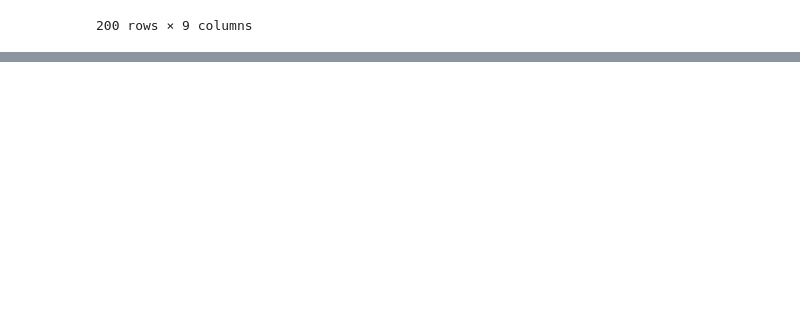
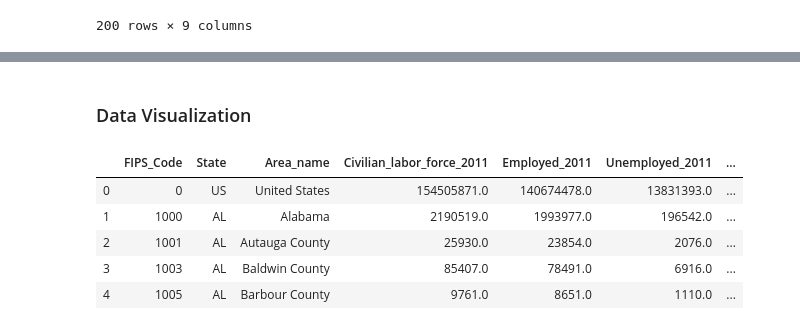
Before and after one commit to anilca-lab/FIS-capstone-project, a Jupyter notebook: Master_notebook.ipynb, the cells around one changed output, grey strips where cells are left out. Saved outputs shown, nothing was run; the diff lists cells and outputs as text; code cells hidden in the pictures; blank space fills up the shorter version.

```diff
--- a/Master_notebook.ipynb
+++ b/Master_notebook.ipynb
@@ -562,3 +562,5 @@ df[:30]
 | 27 | Administrative Specialist | 43-9190 | administrative specialist admin s... | 43-6014 | 0.995063 | 43 | 43-9190 | 43 | 43-6010 |
 | 28 | Bookkeeper | 43-3030 | bookkeeper | 43-3031 | 1.000000 | 43 | 43-3030 | 43 | 43-3030 |
 | 29 | Maintenance Technician | 49-9090 | predictive maintenance technician | 17-3029 | 1.000000 | 49 | 49-9090 | 17 | 17-3020 |
+# %% [markdown]
+### Data Visualization
@@ -564,0 +569,17 @@ df[:30]
+# %%
+import pandas as pd
+
+url = 'https://raw.githubusercontent.com/python-visualization/folium/master/examples/data'
+county_data = f'{url}/us_county_data.csv'
+county_geo = f'{url}/us_counties_20m_topo.json'
+# %%
+df = pd.read_csv(county_data, na_values=[' '])
+# %%
+df.head()
+# %% [output]
+|  | FIPS_Code | State | Area_name | Civilian_labor_force_2011 | Employed_2011 | Unemployed_2011 | ... |
+| 0 | 0 | US | United States | 154505871.0 | 140674478.0 | 13831393.0 | ... |
+| 1 | 1000 | AL | Alabama | 2190519.0 | 1993977.0 | 196542.0 | ... |
+| 2 | 1001 | AL | Autauga County | 25930.0 | 23854.0 | 2076.0 | ... |
+| 3 | 1003 | AL | Baldwin County | 85407.0 | 78491.0 | 6916.0 | ... |
+| 4 | 1005 | AL | Barbour County | 9761.0 | 8651.0 | 1110.0 | ... |
```
Also changed, not shown: parts of 1 cell of this notebook, 1 other file.
